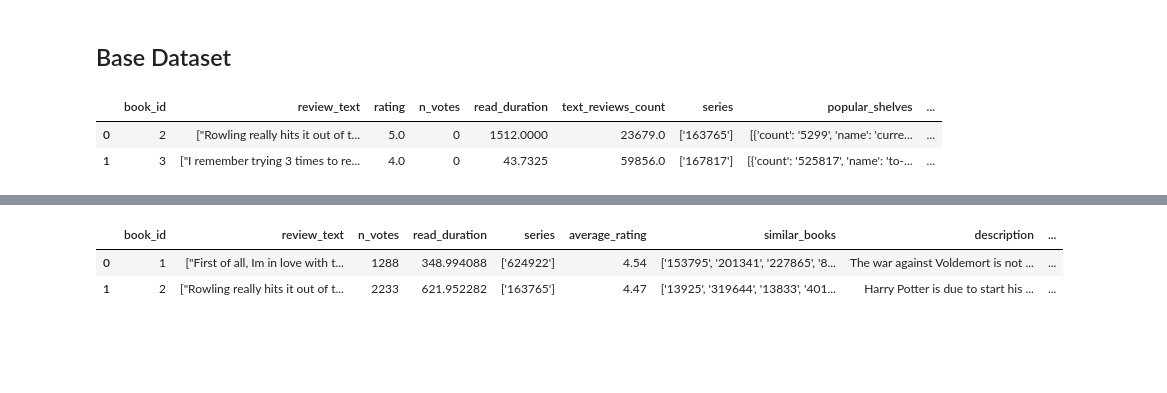
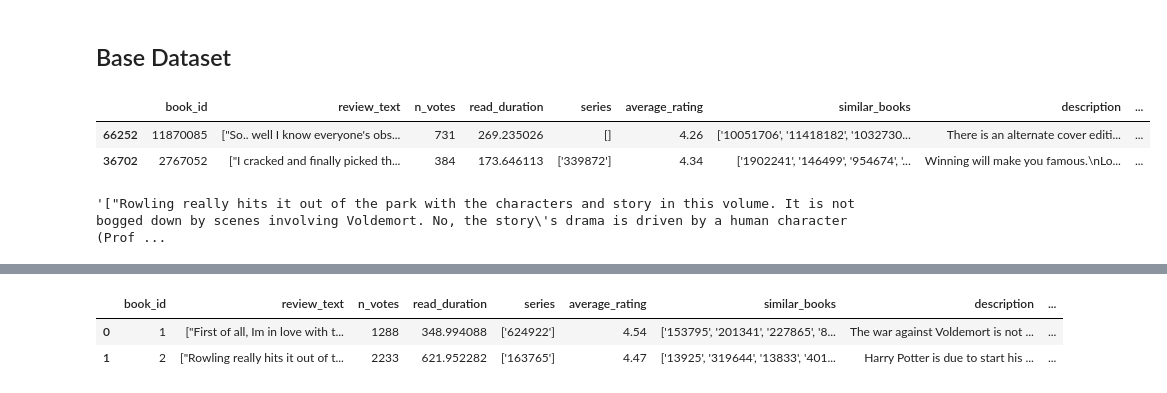
Before and after one commit to domangechristel-ship-it/my_shelves, a Jupyter notebook: notebooks/data_exploration.ipynb, the cells around one changed output, grey strips where cells are left out. Saved outputs shown, nothing was run; the diff lists cells and outputs as text; code cells hidden in the pictures; blank space fills up the shorter version.

```diff
--- a/notebooks/data_exploration.ipynb
+++ b/notebooks/data_exploration.ipynb
@@ -101,9 +101,12 @@ base_10k_df.head(2)
 # %% [markdown]
 ## Base Dataset
 # %%
-base_10k_df = pd.read_csv("../data/base_ENG_10k.csv")
-base_10k_df.head(2)
+base_1M_df = pd.read_csv("../data/base_ENG_1M.csv")
+review_text = base_1M_df.head(1)["review_text"].values[0]
-# %% [output]
-|  | book_id | review_text | rating | n_votes | read_duration | text_reviews_count | series | popular_shelves | ... |
-| 0 | 2 | ["Rowling really hits it out of t... | 5.0 | 0 | 1512.0000 | 23679.0 | ['163765'] | [{'count': '5299', 'name': 'curre... | ... |
-| 1 | 3 | ["I remember trying 3 times to re... | 4.0 | 0 | 43.7325 | 59856.0 | ['167817'] | [{'count': '525817', 'name': 'to-... | ... |
+# %%
+base_1M_df["n_reviews"] = base_1M_df["review_text"].apply(lambda x: len(ast.literal_eval(x)))
+base_1M_df.sort_values("n_reviews", ascending=False).head(2)
+# %% [output]
+|  | book_id | review_text | n_votes | read_duration | series | average_rating | similar_books | description | ... |
+| 66252 | 11870085 | ["So.. well I know everyone's obs... | 731 | 269.235026 | [] | 4.26 | ['10051706', '11418182', '1032730... | There is an alternate cover editi... | ... |
+| 36702 | 2767052 | ["I cracked and finally picked th... | 384 | 173.646113 | ['339872'] | 4.34 | ['1902241', '146499', '954674', '... | Winning will make you famous.\nLo... | ... |
@@ -109,0 +115,4 @@ base_10k_df.head(2)
+# %%
+potter_reviews[0]
+# %% [output]
+'["Rowling really hits it out of the park with the characters and story in this volume. It is not bogged down by scenes involving Voldemort. No, the story\'s drama is driven by a human character (Prof ...
```
Also changed, not shown: parts of 5 cells of this notebook.
